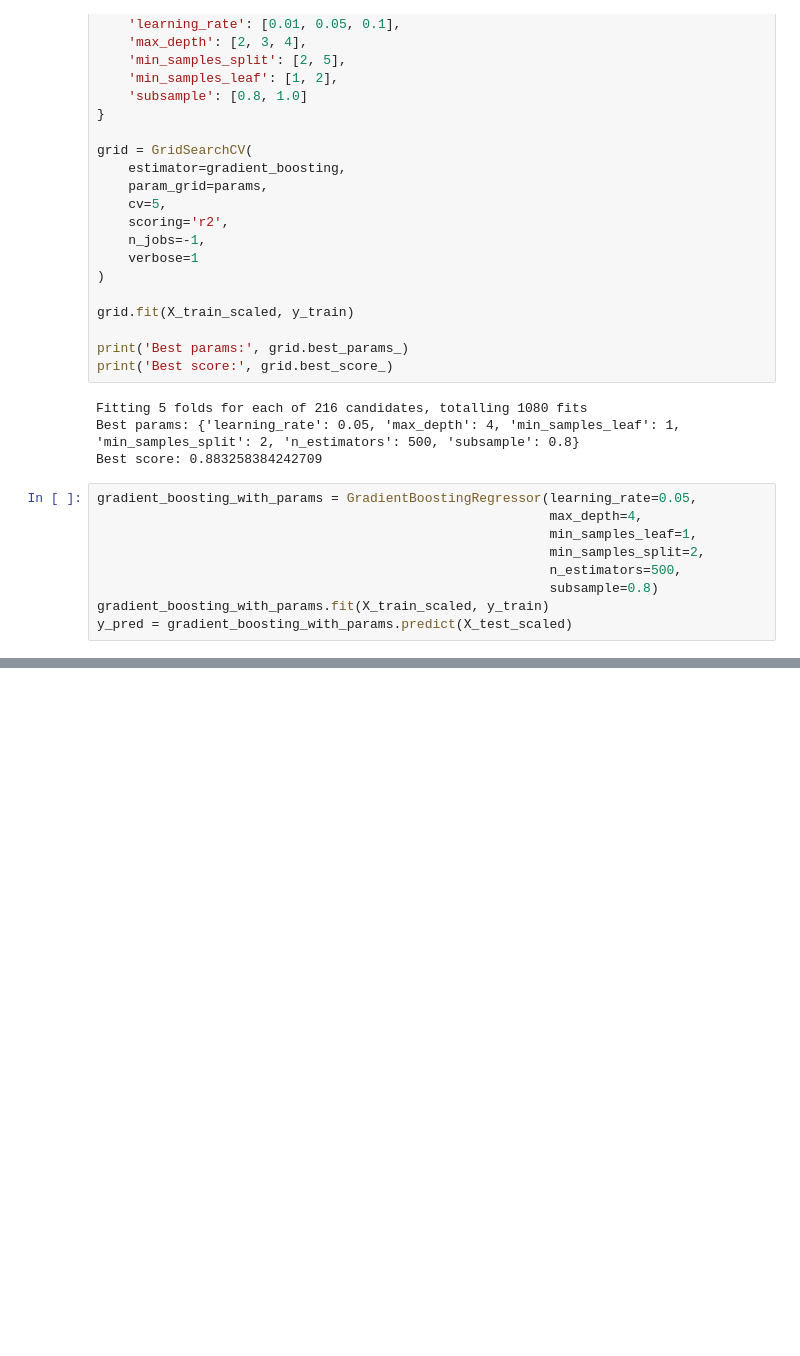
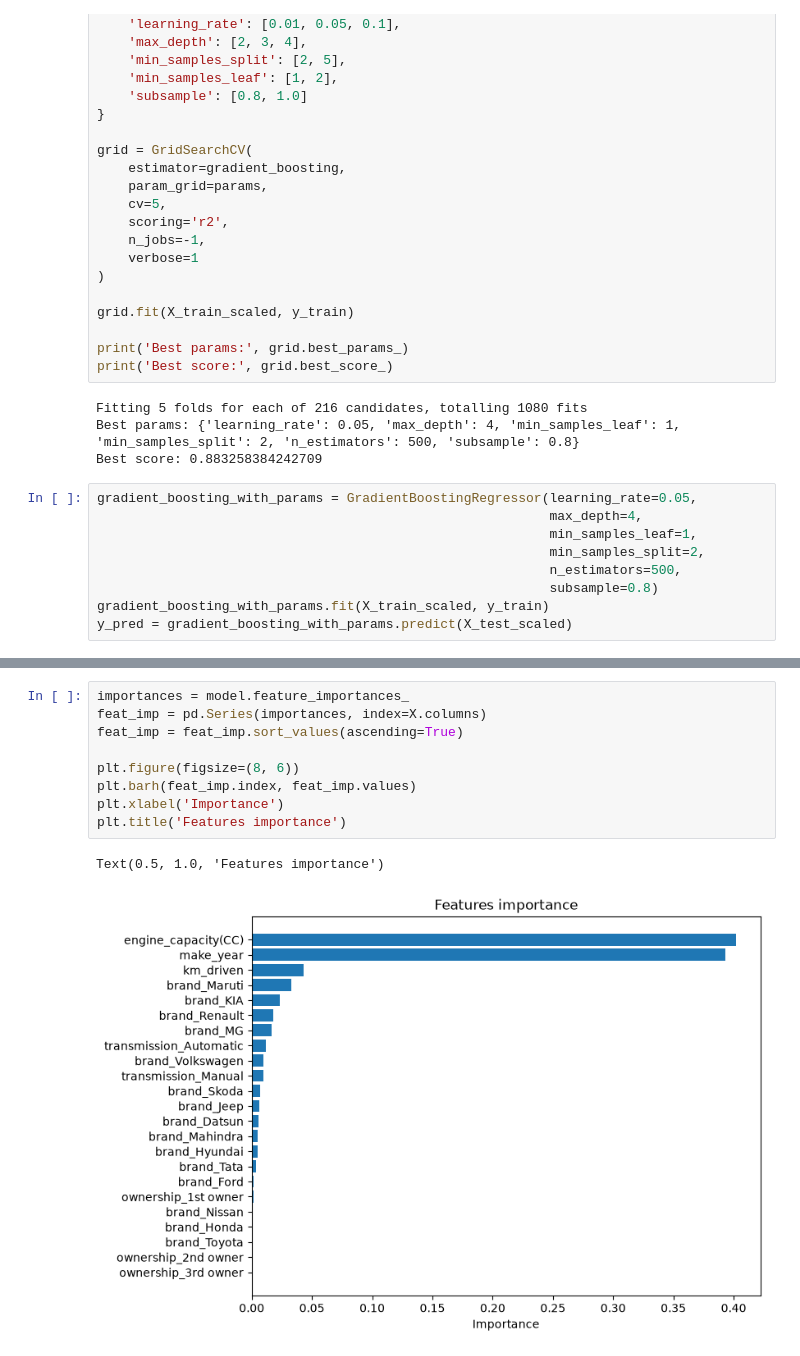
Before and after one commit to compuser21/used_cars_ml, a Jupyter notebook: notebooks/model.ipynb, the cells around one changed output, grey strips where cells are left out. Drawn from its saved outputs; the diff is of its cells as text; blank space fills up the shorter version.

```diff
--- a/notebooks/model.ipynb
+++ b/notebooks/model.ipynb
@@ -210,0 +308,12 @@ joblib.dump(gradient_boosting_with_params, '../models/best_model.pkl')
+# %%
+importances = model.feature_importances_
+feat_imp = pd.Series(importances, index=X.columns)
+feat_imp = feat_imp.sort_values(ascending=True)
+
+plt.figure(figsize=(8, 6))
+plt.barh(feat_imp.index, feat_imp.values)
+plt.xlabel('Importance')
+plt.title('Features importance')
+# %% [output]
+Text(0.5, 1.0, 'Features importance')
+[figure, added]
```
Also changed, not shown: parts of 21 cells of this notebook.
